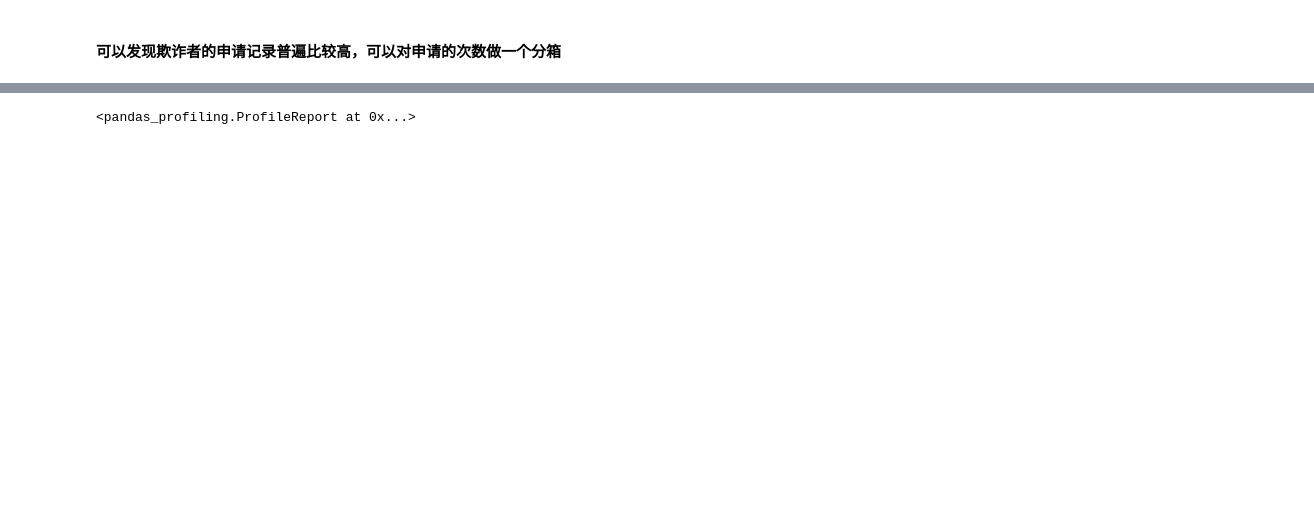
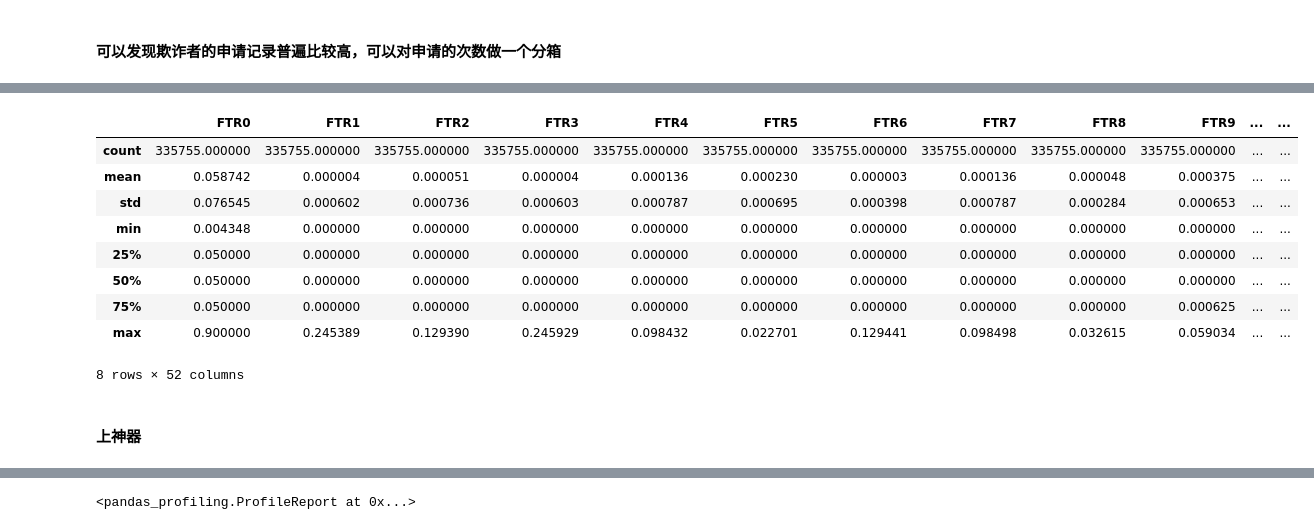
Before and after one commit to marrygit/shebao-fanqizha, a Jupyter notebook: shebao.ipynb, the cells around one changed output, grey strips where cells are left out. Drawn from its saved outputs; the diff is of its cells as text; code cells hidden in the pictures; blank space fills up the shorter version.

```diff
--- a/shebao.ipynb
+++ b/shebao.ipynb
@@ -190,2 +171,4 @@ train.groupby('PERSONID')['LABEL'].agg(['sum', 'count']).sort_values('count', as
 # %%
 apply_count = train.groupby('PERSONID')['LABEL'].count().to_frame()
+apply_count.rename(columns={'LABEL':'apply_count'}, inplace=True)
+apply_count.head()
@@ -192,4 +183,2 @@ apply_count = train.groupby('PERSONID')['LABEL'].count().to_frame()
-# %%
-apply_count.columns = ['apply_count']
 # %%
-train.merge(apply_count, left_on='PERSONID', right_index=True, how='left')
+train = train.merge(apply_count, left_on='PERSONID', right_index=True, how='left')
@@ -197,0 +207,2 @@ TypeError: merge() got an unexpected keyword argument 'inplace'
+# %%
+train = train.iloc[:-1,:]
@@ -198 +229,16 @@ TypeError: merge() got an unexpected keyword argument 'inplace'
+# %%
+train.describe()
+# %% [output]
+|  | FTR0 | FTR1 | FTR2 | FTR3 | FTR4 | FTR5 | FTR6 | FTR7 | FTR8 | FTR9 | ... | ... |
+| count | 335755.000000 | 335755.000000 | 335755.000000 | 335755.000000 | 335755.000000 | 335755.000000 | 335755.000000 | 335755.000000 | 335755.000000 | 335755.000000 | ... | ... |
+| mean | 0.058742 | 0.000004 | 0.000051 | 0.000004 | 0.000136 | 0.000230 | 0.000003 | 0.000136 | 0.000048 | 0.000375 | ... | ... |
+| std | 0.076545 | 0.000602 | 0.000736 | 0.000603 | 0.000787 | 0.000695 | 0.000398 | 0.000787 | 0.000284 | 0.000653 | ... | ... |
+| min | 0.004348 | 0.000000 | 0.000000 | 0.000000 | 0.000000 | 0.000000 | 0.000000 | 0.000000 | 0.000000 | 0.000000 | ... | ... |
+| 25% | 0.050000 | 0.000000 | 0.000000 | 0.000000 | 0.000000 | 0.000000 | 0.000000 | 0.000000 | 0.000000 | 0.000000 | ... | ... |
+| 50% | 0.050000 | 0.000000 | 0.000000 | 0.000000 | 0.000000 | 0.000000 | 0.000000 | 0.000000 | 0.000000 | 0.000000 | ... | ... |
+| 75% | 0.050000 | 0.000000 | 0.000000 | 0.000000 | 0.000000 | 0.000000 | 0.000000 | 0.000000 | 0.000000 | 0.000625 | ... | ... |
+| max | 0.900000 | 0.245389 | 0.129390 | 0.245929 | 0.098432 | 0.022701 | 0.129441 | 0.098498 | 0.032615 | 0.059034 | ... | ... |
+8 rows × 52 columns
+# %% [markdown]
+#### 上神器
 # %%
```
Also changed, not shown: parts of 72 cells of this notebook.
